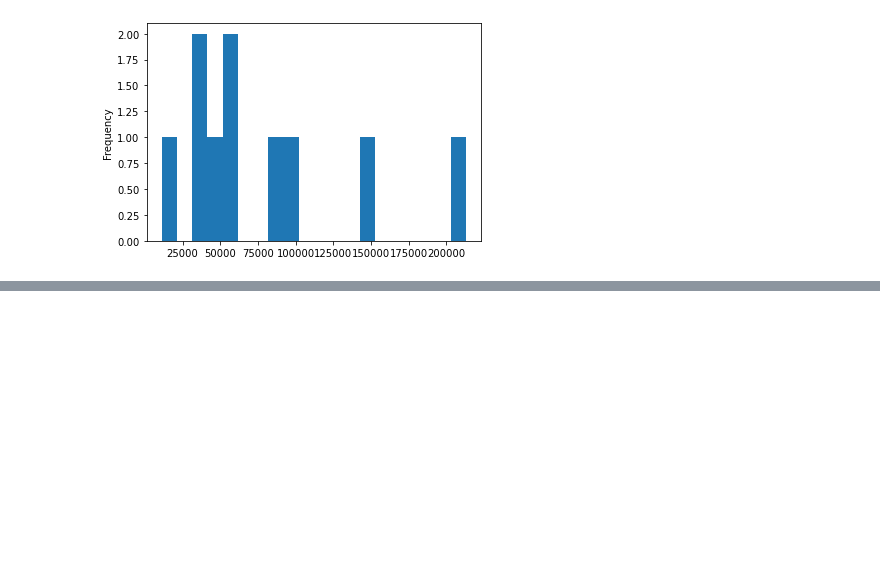
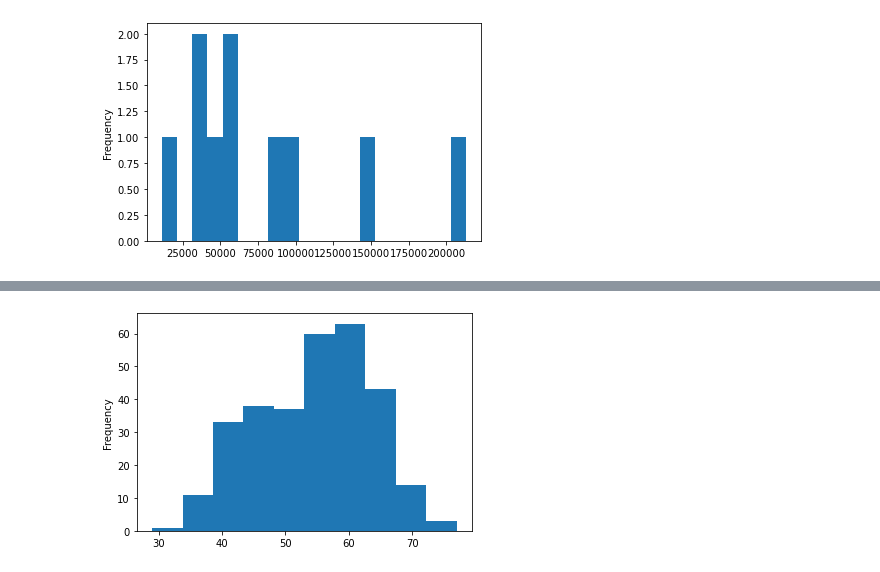
Before and after one commit to yashlad27/Machine_Learning_Data_Science, a Jupyter notebook: Matplotlib/matplotlib_notebook.ipynb, the cells around one changed output, grey strips where cells are left out. Saved outputs shown, nothing was run; the diff lists cells and outputs as text; code cells hidden in the pictures; blank space fills up the shorter version.

```diff
--- a/Matplotlib/matplotlib_notebook.ipynb
+++ b/Matplotlib/matplotlib_notebook.ipynb
@@ -431,0 +456,3 @@ car_sales["Odometer (KM)"].plot.hist(bins=20);
+# %%
+heart_disease = pd.read_csv("heart-disease.csv")
+heart_disease
@@ -431,0 +473,5 @@ car_sales["Odometer (KM)"].plot.hist(bins=20);
+# %%
+# create hist of age:
+heart_disease["age"].plot.hist();
+# %% [output]
+[figure, added]
```
Also changed, not shown: parts of 12 cells of this notebook, 1 other file.
